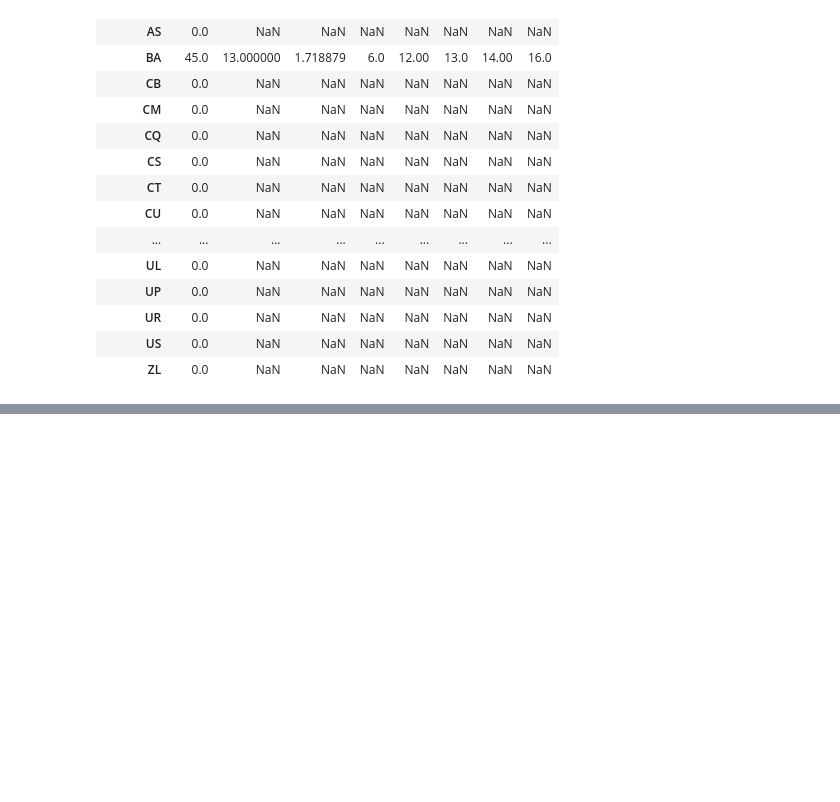
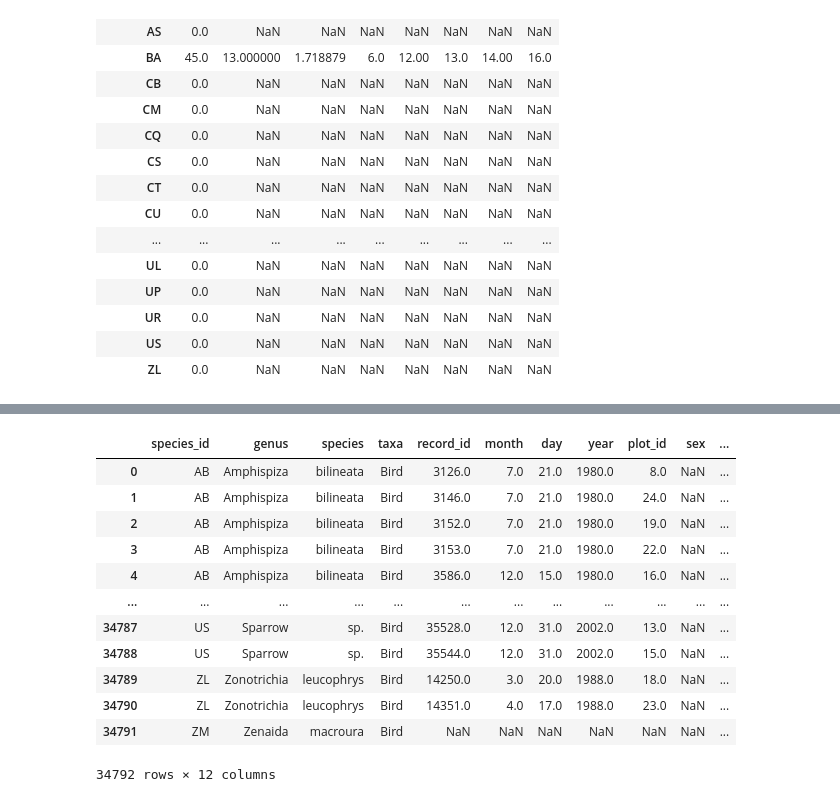
Before and after one commit to geoffswc/Python-SQL-Workshop, a Jupyter notebook: Python-Pandas.ipynb, the cells around one changed output, grey strips where cells are left out. Saved outputs shown, nothing was run; the diff lists cells and outputs as text; code cells hidden in the pictures; blank space fills up the shorter version.

```diff
--- a/Python-Pandas.ipynb
+++ b/Python-Pandas.ipynb
@@ -98,0 +121,18 @@ grouped_data.describe()['hindfoot_length']
+# %%
+left_join_df = pd.merge(left=species_df,right=surveys_df,left_on='species_id',right_on='species_id', how='left')
+# %%
+left_join_df
+# %% [output]
+|  | species_id | genus | species | taxa | record_id | month | day | year | plot_id | sex | ... |
+| 0 | AB | Amphispiza | bilineata | Bird | 3126.0 | 7.0 | 21.0 | 1980.0 | 8.0 | NaN | ... |
+| 1 | AB | Amphispiza | bilineata | Bird | 3146.0 | 7.0 | 21.0 | 1980.0 | 24.0 | NaN | ... |
+| 2 | AB | Amphispiza | bilineata | Bird | 3152.0 | 7.0 | 21.0 | 1980.0 | 19.0 | NaN | ... |
+| 3 | AB | Amphispiza | bilineata | Bird | 3153.0 | 7.0 | 21.0 | 1980.0 | 22.0 | NaN | ... |
+| 4 | AB | Amphispiza | bilineata | Bird | 3586.0 | 12.0 | 15.0 | 1980.0 | 16.0 | NaN | ... |
+| ... | ... | ... | ... | ... | ... | ... | ... | ... | ... | ... | ... |
+| 34787 | US | Sparrow | sp. | Bird | 35528.0 | 12.0 | 31.0 | 2002.0 | 13.0 | NaN | ... |
+| 34788 | US | Sparrow | sp. | Bird | 35544.0 | 12.0 | 31.0 | 2002.0 | 15.0 | NaN | ... |
+| 34789 | ZL | Zonotrichia | leucophrys | Bird | 14250.0 | 3.0 | 20.0 | 1988.0 | 18.0 | NaN | ... |
+| 34790 | ZL | Zonotrichia | leucophrys | Bird | 14351.0 | 4.0 | 17.0 | 1988.0 | 23.0 | NaN | ... |
+| 34791 | ZM | Zenaida | macroura | Bird | NaN | NaN | NaN | NaN | NaN | NaN | ... |
+34792 rows × 12 columns
```
Also changed, not shown: parts of 4 cells of this notebook.
